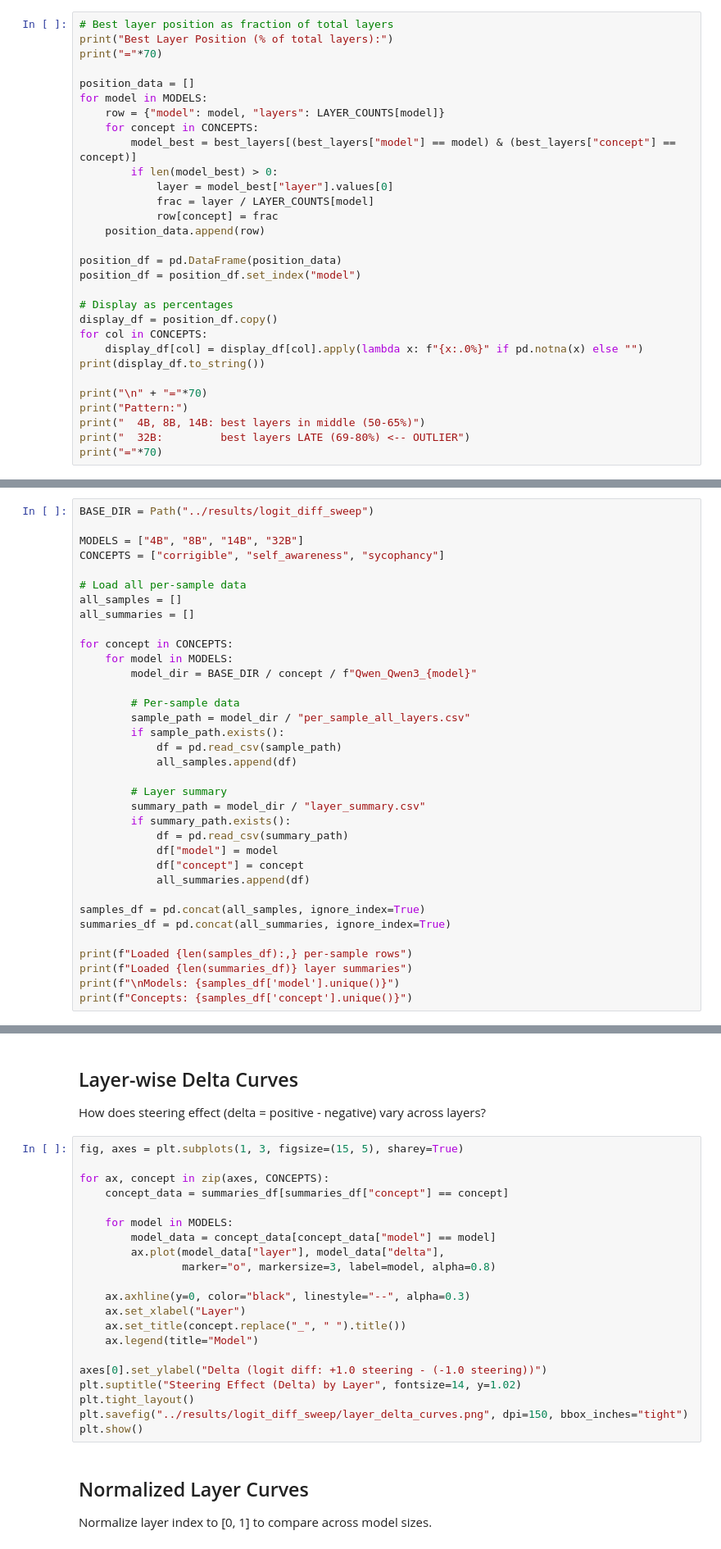
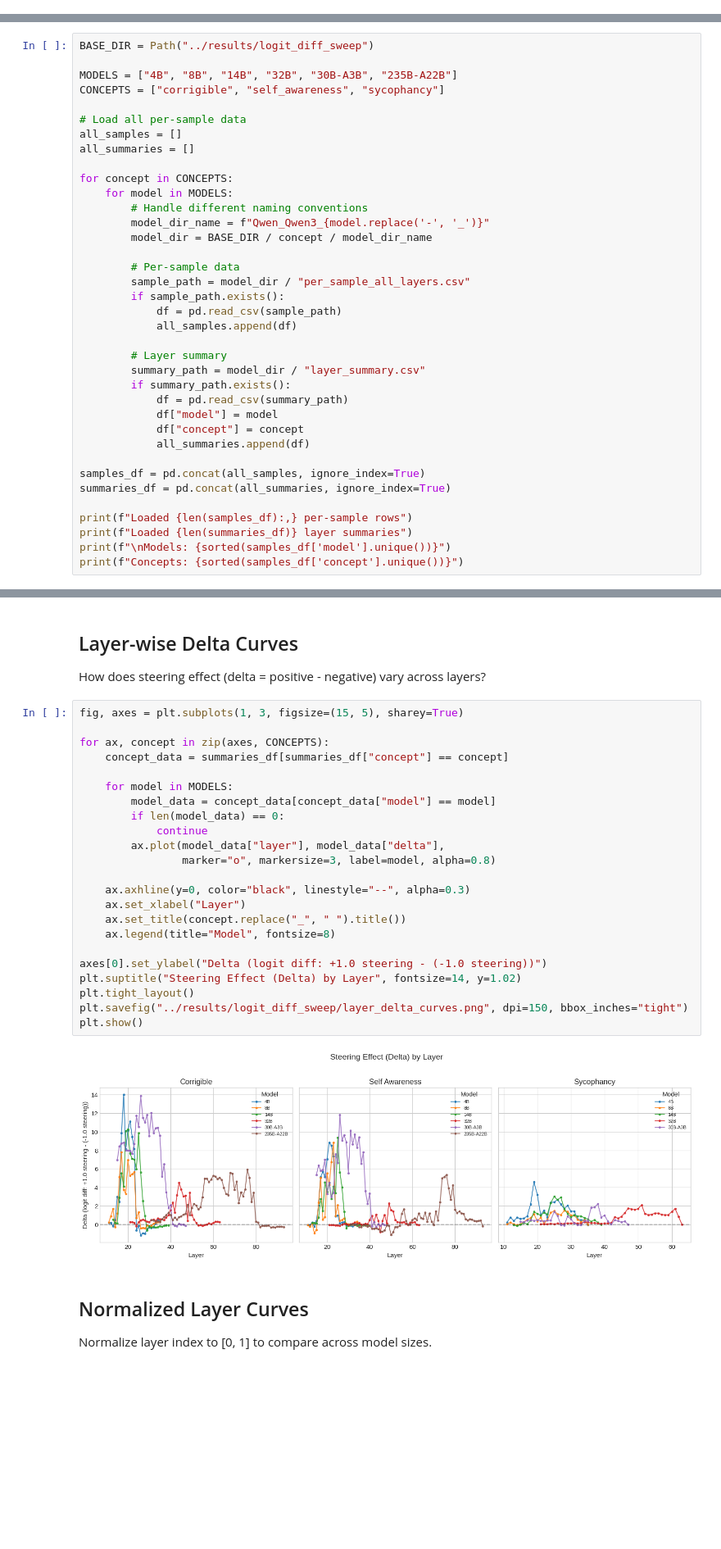
Before and after one commit to obayyub/steering, a Jupyter notebook: notebooks/20260107_logit_diff_sweep_analysis.ipynb, the cells around one changed output, grey strips where cells are left out. Shown at 82% size. Cells and saved outputs as stored; diff of their text form; blank space fills up the shorter version.

Commit message:
add MoE model results and training method analysis

```diff
--- a/notebooks/20260107_logit_diff_sweep_analysis.ipynb
+++ b/notebooks/20260107_logit_diff_sweep_analysis.ipynb
@@ -38,30 +0,0 @@ plt.show()
-# %%
-# Best layer position as fraction of total layers
-print("Best Layer Position (% of total layers):")
-print("="*70)
-
-position_data = []
-for model in MODELS:
-    row = {"model": model, "layers": LAYER_COUNTS[model]}
-    for concept in CONCEPTS:
-        model_best = best_layers[(best_layers["model"] == model) & (best_layers["concept"] == concept)]
-        if len(model_best) > 0:
-            layer = model_best["layer"].values[0]
-            frac = layer / LAYER_COUNTS[model]
-            row[concept] = frac
-    position_data.append(row)
-
-position_df = pd.DataFrame(position_data)
-position_df = position_df.set_index("model")
-
-# Display as percentages
-display_df = position_df.copy()
-for col in CONCEPTS:
-    display_df[col] = display_df[col].apply(lambda x: f"{x:.0%}" if pd.notna(x) else "")
-print(display_df.to_string())
-
-print("\n" + "="*70)
-print("Pattern:")
-print("  4B, 8B, 14B: best layers in middle (50-65%)")
-print("  32B:         best layers LATE (69-80%) <-- OUTLIER")
-print("="*70)
@@ -130,7 +27,7 @@ plt.rcParams['font.size'] = 11
 # %%
 BASE_DIR = Path("../results/logit_diff_sweep")
 
-MODELS = ["4B", "8B", "14B", "32B"]
+MODELS = ["4B", "8B", "14B", "32B", "30B-A3B", "235B-A22B"]
 CONCEPTS = ["corrigible", "self_awareness", "sycophancy"]
 
 # Load all per-sample data
@@ -139,7 +36,9 @@ all_summaries = []
 
 for concept in CONCEPTS:
     for model in MODELS:
-        model_dir = BASE_DIR / concept / f"Qwen_Qwen3_{model}"
+        # Handle different naming conventions
+        model_dir_name = f"Qwen_Qwen3_{model.replace('-', '_')}"
+        model_dir = BASE_DIR / concept / model_dir_name
 
         # Per-sample data
         sample_path = model_dir / "per_sample_all_layers.csv"
@@ -160,5 +59,5 @@ summaries_df = pd.concat(all_summaries, ignore_index=True)
 
 print(f"Loaded {len(samples_df):,} per-sample rows")
 print(f"Loaded {len(summaries_df)} layer summaries")
-print(f"\nModels: {samples_df['model'].unique()}")
-print(f"Concepts: {samples_df['concept'].unique()}")
+print(f"\nModels: {sorted(samples_df['model'].unique())}")
+print(f"Concepts: {sorted(samples_df['concept'].unique())}")
@@ -188,24 +127,28 @@ How does steering effect (delta = positive - negative) vary across layers?
 # %%
 fig, axes = plt.subplots(1, 3, figsize=(15, 5), sharey=True)
 
 for ax, concept in zip(axes, CONCEPTS):
     concept_data = summaries_df[summaries_df["concept"] == concept]
 
     for model in MODELS:
         model_data = concept_data[concept_data["model"] == model]
+        if len(model_data) == 0:
+            continue
         ax.plot(model_data["layer"], model_data["delta"],
                 marker="o", markersize=3, label=model, alpha=0.8)
 
     ax.axhline(y=0, color="black", linestyle="--", alpha=0.3)
     ax.set_xlabel("Layer")
     ax.set_title(concept.replace("_", " ").title())
-    ax.legend(title="Model")
+    ax.legend(title="Model", fontsize=8)
 
 axes[0].set_ylabel("Delta (logit diff: +1.0 steering - (-1.0 steering))")
 plt.suptitle("Steering Effect (Delta) by Layer", fontsize=14, y=1.02)
 plt.tight_layout()
 plt.savefig("../results/logit_diff_sweep/layer_delta_curves.png", dpi=150, bbox_inches="tight")
 plt.show()
+# %% [output]
+[figure, added]
 # %% [markdown]
 ## Normalized Layer Curves
 
```
Also changed, not shown: parts of 25 cells of this notebook, 25 other files.
